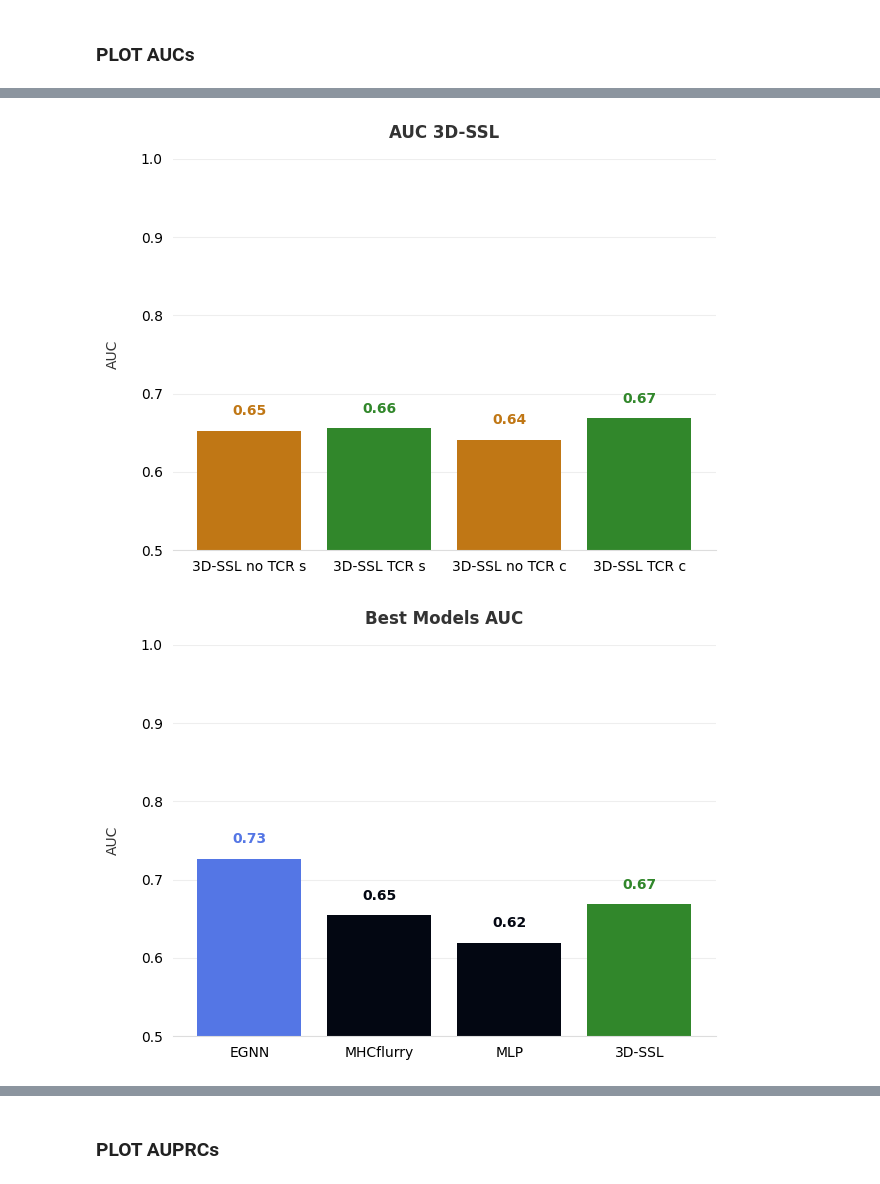
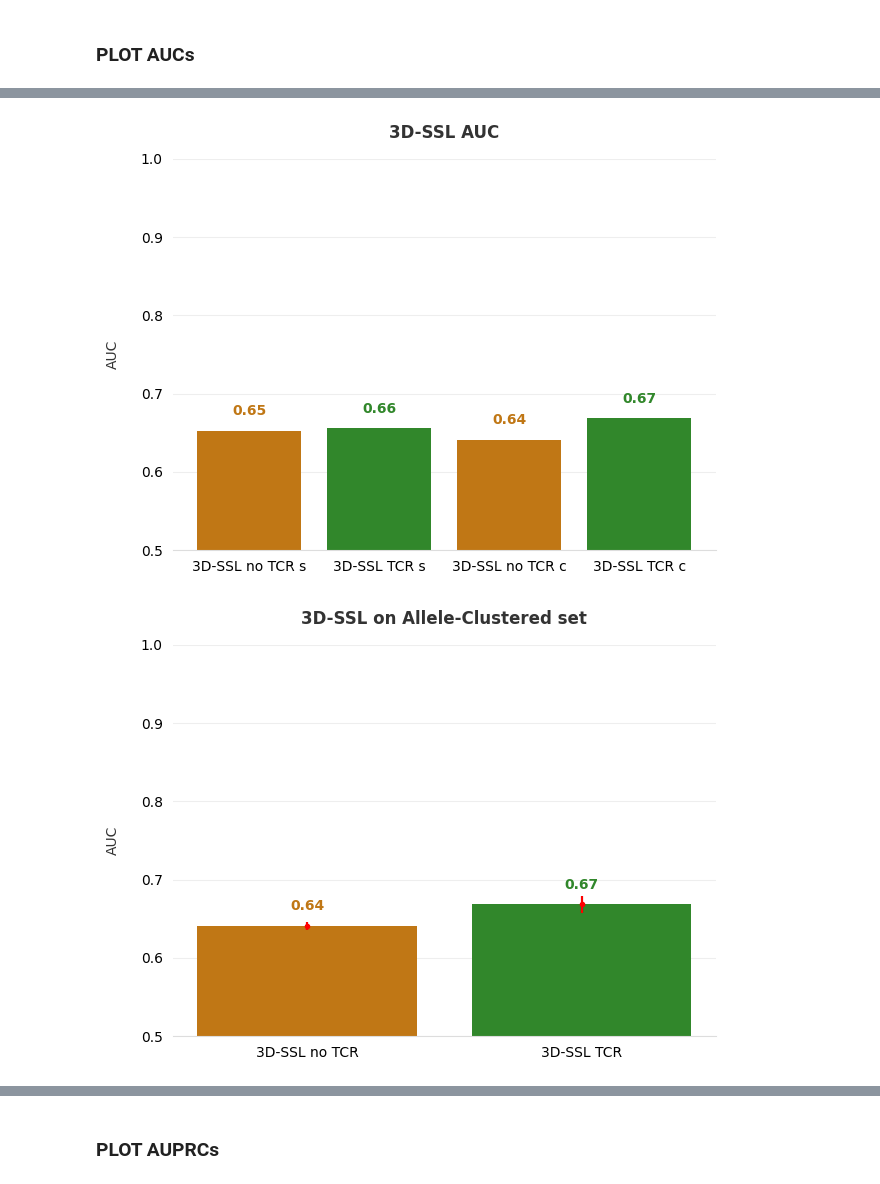
Before and after one commit to DeepRank/3D-Vac, a Jupyter notebook: src/exploration/DeepRank/explore_auc_per_allele.ipynb, the cells around one changed output, grey strips where cells are left out. Drawn from its saved outputs; the diff is of its cells as text; code cells hidden in the pictures.

```diff
--- a/src/exploration/DeepRank/explore_auc_per_allele.ipynb
+++ b/src/exploration/DeepRank/explore_auc_per_allele.ipynb
@@ -9,6 +9,7 @@ import h5py
 import numpy as np
 from numpy.polynomial.polynomial import polyfit
 import plotly.graph_objects as go
+import plotly.io as pio
 from matplotlib import pyplot as plt
 import pandas as pd
 import seaborn as sns
@@ -16,6 +17,7 @@ import seaborn as sns
 import sys
 sys.path.append('/home/dmarz/3D-Vac/src/5_train_models')
 from DeepRank import classMetrics
+import sklearn.metrics as metrics
 from sklearn.metrics import average_precision_score as auprc
 
 import pickle
@@ -40,10 +42,10 @@ def get_avg_distance(allele, matrix, test_alleles):
         if name not in training_allele_freq.keys():
             #print(f'WARNING: allele {allele} not in training alleles frequency')
             if name in test_alleles:
-                print(f'Health check: {allele} in test alleles')
+                #print(f'Health check: {allele} in test alleles')
                 continue
             else:
-                print(f'WARNING: allele {name} not in training alleles. Skipping.')
+                #print(f'WARNING: allele {name} not in training alleles. Skipping.')
                 continue
 
         try:
@@ -73,7 +75,9 @@ training_allele_freq = {}
 for allele in list(set(tdf['allele'])):
     training_allele_freq[allele] = (tdf['allele'] == allele).sum()/len(tdf)
 
-test_alleles = list(set(clust_dfi['allele']))
+#Get test alleles. Remove A2401 that has no test cases
+test_alleles = [x for x in list(set(clust_dfi['allele'])) if x != 'HLA-A*24:01']
+test_alleles = sorted(test_alleles, key=lambda x:get_avg_distance(x, matrix['ALL'], test_alleles))
 
 correlations = {}
 
@@ -459,7 +517,8 @@ AUPRCs = {x:AUPRCs[x] for x in order}
 ### Barplot plotting for the manuscript
 # %%
 def plot_barplot(x, y, color, xlabel, ylabel, title,
-                save=False, ylim=(0.5, 1.0), baseline=False):
+                save=False, ylim=(0.5, 1.0), baseline=False,
+                errors=None):
     fig, ax = plt.subplots(1,1)
 
     # Save the chart so we can loop through the bars below.
@@ -467,8 +526,12 @@ def plot_barplot(x, y, color, xlabel, ylabel, title,
         x=x,
         height=y,
         tick_label=x,
-        color=color
+        color=color,
+        yerr=errors
     )
+
+    # if errors != None:
+    #     plt.errorbar(x, y, yerr=errors, fmt=".", color="r")
 
     # Axis formatting.
     ax.spines['top'].set_visible(False)
@@ -521,7 +584,7 @@ color = ['#5476E5','#5476E5', '#5476E5', '#030712', '#030712']
 xlabel='Neural Network'
 ylabel='AUC'
 title='AUC on Shuffled set'
-plot_barplot(x, y, color, xlabel, ylabel, title, save = f'/home/dmarz/3D-Vac/reports/figures/AUC_shuffled')
+plot_barplot(x, y, color, xlabel, ylabel, title, save = f'/home/dmarz/3D-Vac/src/exploration/manuscript/figures/AUC_shuffled')
 
 # Plot StrB and SeqB clustered
 models = ['CNN', 'GNN', 'EGNN', 'MHCflurry', 'MLP']
@@ -530,36 +593,67 @@ y = [allele_aucs[key] for key in models]
 color = ['#5476E5','#5476E5', '#5476E5', '#030712', '#030712']
 xlabel='Neural Network'
 ylabel='AUC'
 title='AUC on Clustered set'
 
-plot_barplot(x, y, color, xlabel, ylabel, title, save = f'/home/dmarz/3D-Vac/reports/figures/AUC_clust_allele')
+plot_barplot(x, y, color, xlabel, ylabel, title, save = f'/home/dmarz/3D-Vac/src/exploration/manuscript/figures/AUC_clust_allele')
 
 # Plot SSL
 # Could add best StrB and best SeqB method as comparison
 models = ['3D-SSL no TCR s', '3D-SSL TCR s', '3D-SSL no TCR c', '3D-SSL TCR c']
 x = models
 y = [AUCs[key] for key in ['SSL_woT', 'SSL_T']] + [allele_aucs[key] for key in ['SSL_woT', 'SSL_T']]
 color = ['#c07715','#31872b', '#c07715', '#31872b'] #['#c07715','#c59063', '#31872b', '#6e8e77']
 #xlabel='Neural Network'
 xlabel=''
 ylabel='AUC'
-title='AUC 3D-SSL'
+title='3D-SSL AUC'
 
-plot_barplot(x, y, color, xlabel, ylabel, title, save = f'/home/dmarz/3D-Vac/reports/figures/AUC_SSL')
+plot_barplot(x, y, color, xlabel, ylabel, title, save = f'/home/dmarz/3D-Vac/src/exploration/manuscript/figures/AUC_SSL')
+
+# Plot only clustered SSL
+# Could add best StrB and best SeqB method as comparison
+models = ['3D-SSL no TCR', '3D-SSL TCR']
+x = models
+y = [allele_aucs[key] for key in ['SSL_woT', 'SSL_T']]
+error_noT = [0.656, 0.647, 0.638, 0.622, 0.642]
+error_T = [0.664, 0.659, 0.658, 0.668, 0.671]
+color = ['#c07715', '#31872b'] #['#c07715','#c59063', '#31872b', '#6e8e77']
+#xlabel='Neural Network'
+xlabel=''
+ylabel='AUC'
+title='3D-SSL on Allele-Clustered set'
+
+plot_barplot(x, y, color, xlabel, ylabel, title,
+            save = f'/home/dmarz/3D-Vac/src/exploration/manuscript/figures/AUC_SSL_onlyClustered',
+            errors = [np.std(error_T), np.std(error_noT)])
+
+# Plot SSL only shuffled
+# Could add best StrB and best SeqB method as comparison
+models = ['3D-SSL no TCR', '3D-SSL TCR']
+x = models
+y = [AUCs[key] for key in ['SSL_woT', 'SSL_T']]
+color = ['#c07715','#31872b'] #['#c07715','#c59063', '#31872b', '#6e8e77']
+#xlabel='Neural Network'
+xlabel=''
+ylabel='AUC'
+title='3D-SSL on Shuffled set'
+plot_barplot(x, y, color, xlabel, ylabel, title,
+            save = f'/home/dmarz/3D-Vac/src/exploration/manuscript/figures/AUC_SSL_onlyShuffled',
+            )
 
 # Plot SSL summary
 # Could add best StrB and best SeqB method as comparison
 models = ['EGNN', 'MHCflurry', 'MLP', '3D-SSL']
 x = models
 y = [allele_aucs[key] for key in ['EGNN', 'MHCflurry', 'MLP', 'SSL_T']]
 color = ['#5476E5', '#030712', '#030712', '#31872b']
 xlabel=''
 ylabel='AUC'
 title='Best Models AUC'
 
-plot_barplot(x, y, color, xlabel, ylabel, title, save = f'/home/dmarz/3D-Vac/reports/figures/SSL_summary_AUC')
+plot_barplot(x, y, color, xlabel, ylabel, title, save = f'/home/dmarz/3D-Vac/src/exploration/manuscript/figures/SSL_summary_AUC')
 # %% [output]
 [figure]
 [figure]
-[figure, old version]
+[figure, new version]
-[figure, old version]
+[figure, new version]
```
Also changed, not shown: parts of 10 cells of this notebook, 3 other files.
